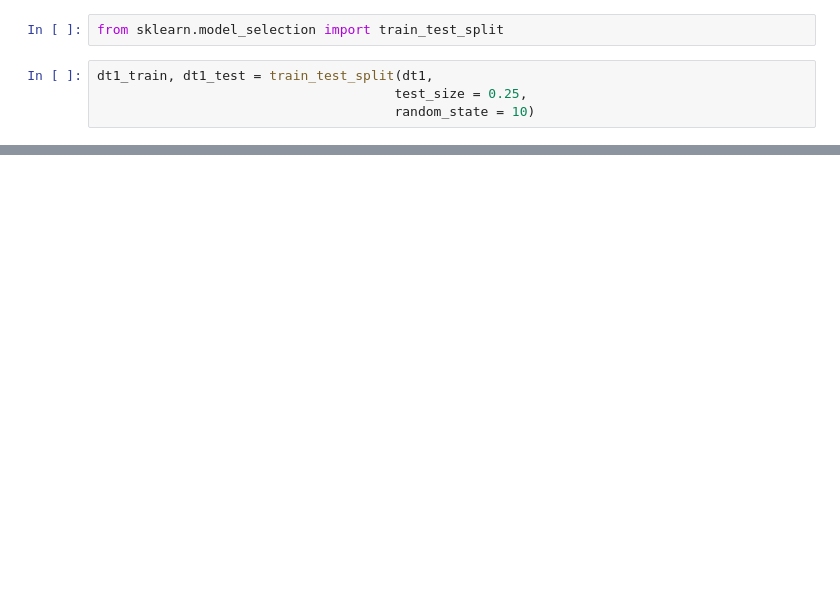
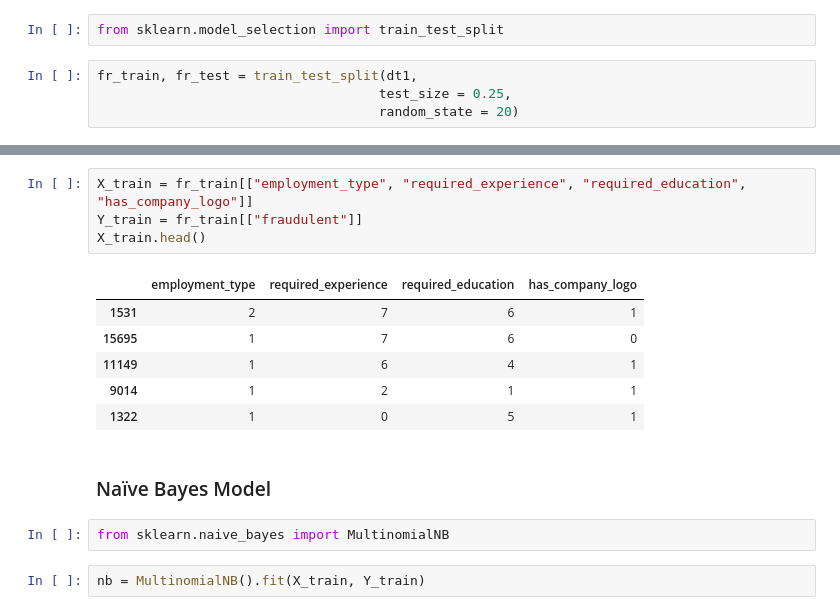
Before and after one commit to hjyoon16/Fake_Job_Post_Classification, a Jupyter notebook: Team_4_Project.ipynb, the cells around one changed output, grey strips where cells are left out. Cells and saved outputs as stored; diff of their text form; blank space fills up the shorter version.

```diff
--- a/Team_4_Project.ipynb
+++ b/Team_4_Project.ipynb
@@ -242,6 +330,6 @@ dt1.head()
 # %%
 from sklearn.model_selection import train_test_split
 # %%
-dt1_train, dt1_test = train_test_split(dt1,
-                                      test_size = 0.25,
-                                      random_state = 10)
+fr_train, fr_test = train_test_split(dt1,
+                                    test_size = 0.25,
+                                    random_state = 20)
@@ -270,2 +350,19 @@ original_ratio
 # %% [output]
 4.8434004474272925
+# %%
+X_train = fr_train[["employment_type", "required_experience", "required_education", "has_company_logo"]]
+Y_train = fr_train[["fraudulent"]]
+X_train.head()
+# %% [output]
+|  | employment_type | required_experience | required_education | has_company_logo |
+| 1531 | 2 | 7 | 6 | 1 |
+| 15695 | 1 | 7 | 6 | 0 |
+| 11149 | 1 | 6 | 4 | 1 |
+| 9014 | 1 | 2 | 1 | 1 |
+| 1322 | 1 | 0 | 5 | 1 |
+# %% [markdown]
+### Naïve Bayes Model
+# %%
+from sklearn.naive_bayes import MultinomialNB
+# %%
+nb = MultinomialNB().fit(X_train, Y_train)
```
Also changed, not shown: parts of 31 cells of this notebook.
